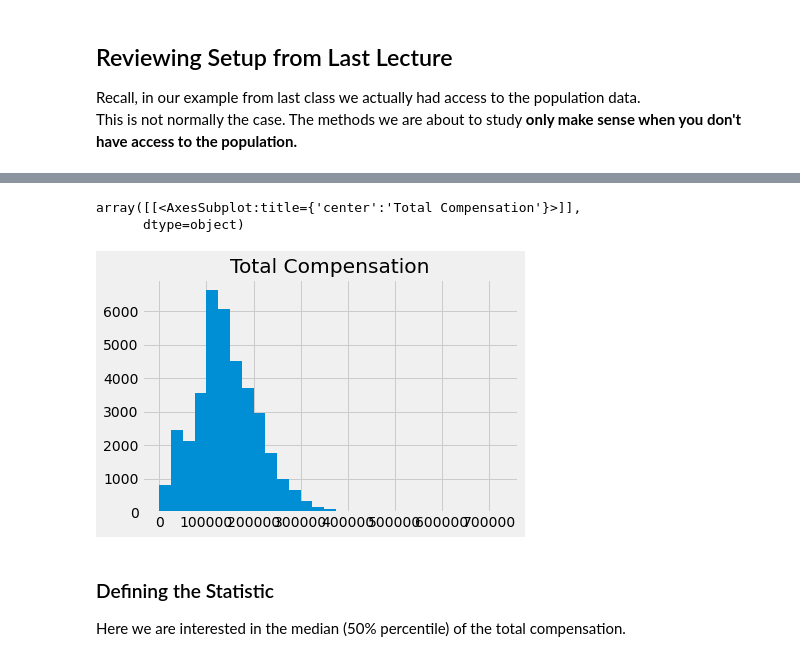
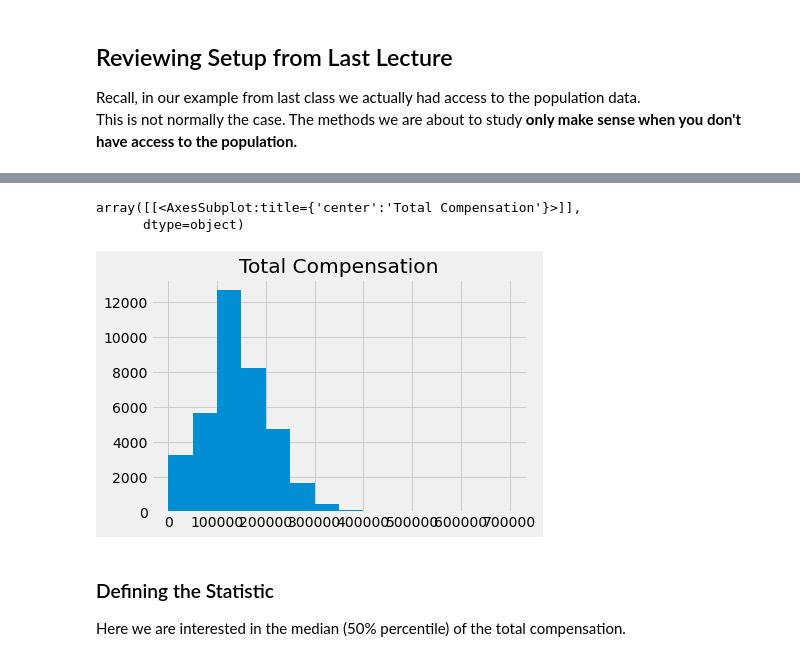
Before and after one commit to csci3022/f23-student, a Jupyter notebook: lec/lec24/lec24.ipynb, the cells around one changed output, grey strips where cells are left out. Saved outputs shown, nothing was run; the diff lists cells and outputs as text; code cells hidden in the pictures.

```diff
--- a/lec/lec24/lec24.ipynb
+++ b/lec/lec24/lec24.ipynb
@@ -14,4 +14,5 @@ This is not normally the case.  The methods we are about to study **only make se
 # %%
 sf = pd.read_csv('san_francisco_2019.csv')
 min_salary = 15 * 20 * 52
-sf = sf[sf["Salary"]>=min_salary]
+sf = sf[sf["Salary"]>=min_salary]+
+sf
@@ -18,10 +33,10 @@ sf = sf[sf["Salary"]>=min_salary]
 # %%
-sf_bins = np.arange(0, 726000, 25000)
+sf_bins = np.arange(0, 726000, 50000)
 sf.hist('Total Compensation', bins=sf_bins)
 # %% [output]
 array([[<AxesSubplot:title={'center':'Total Compensation'}>]],
       dtype=object)
-[figure, old version]
+[figure, new version]
 # %% [markdown]
 ### Defining the Statistic
 
```
Also changed, not shown: parts of 10 cells of this notebook.
